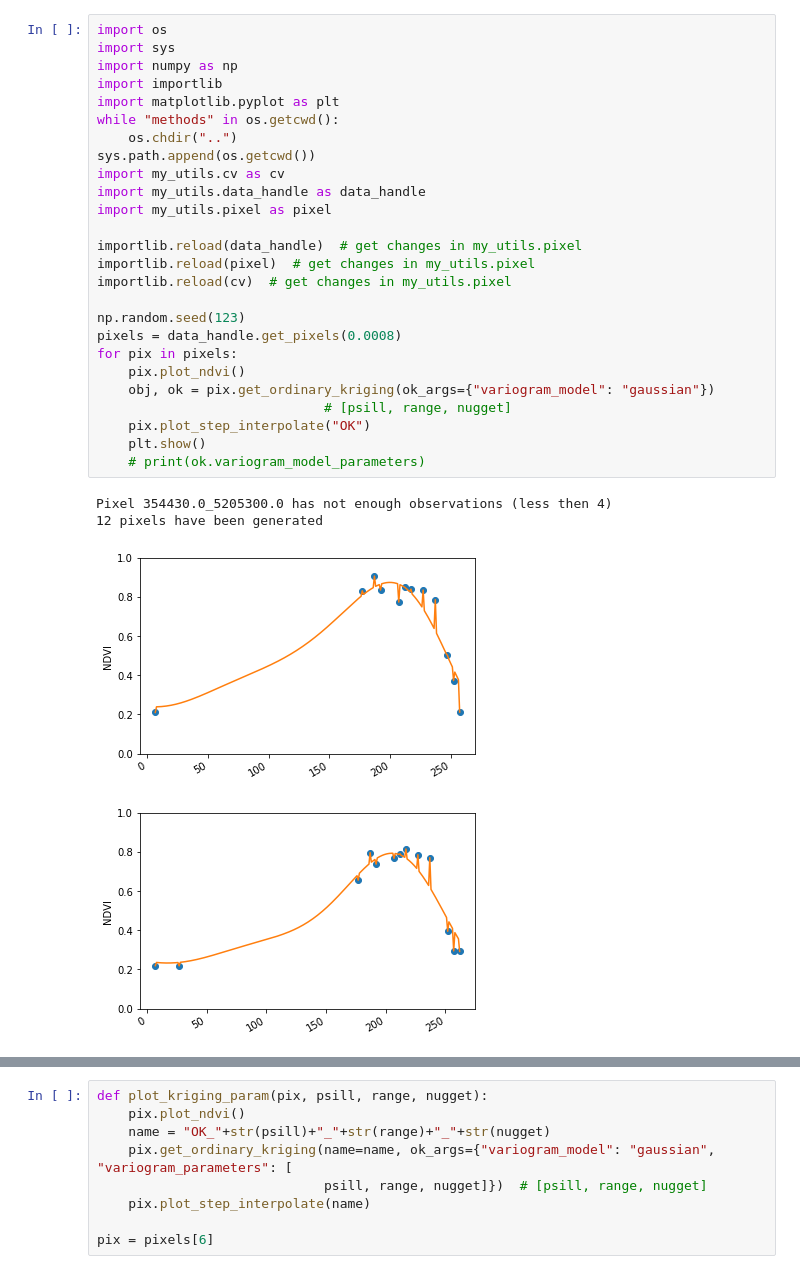
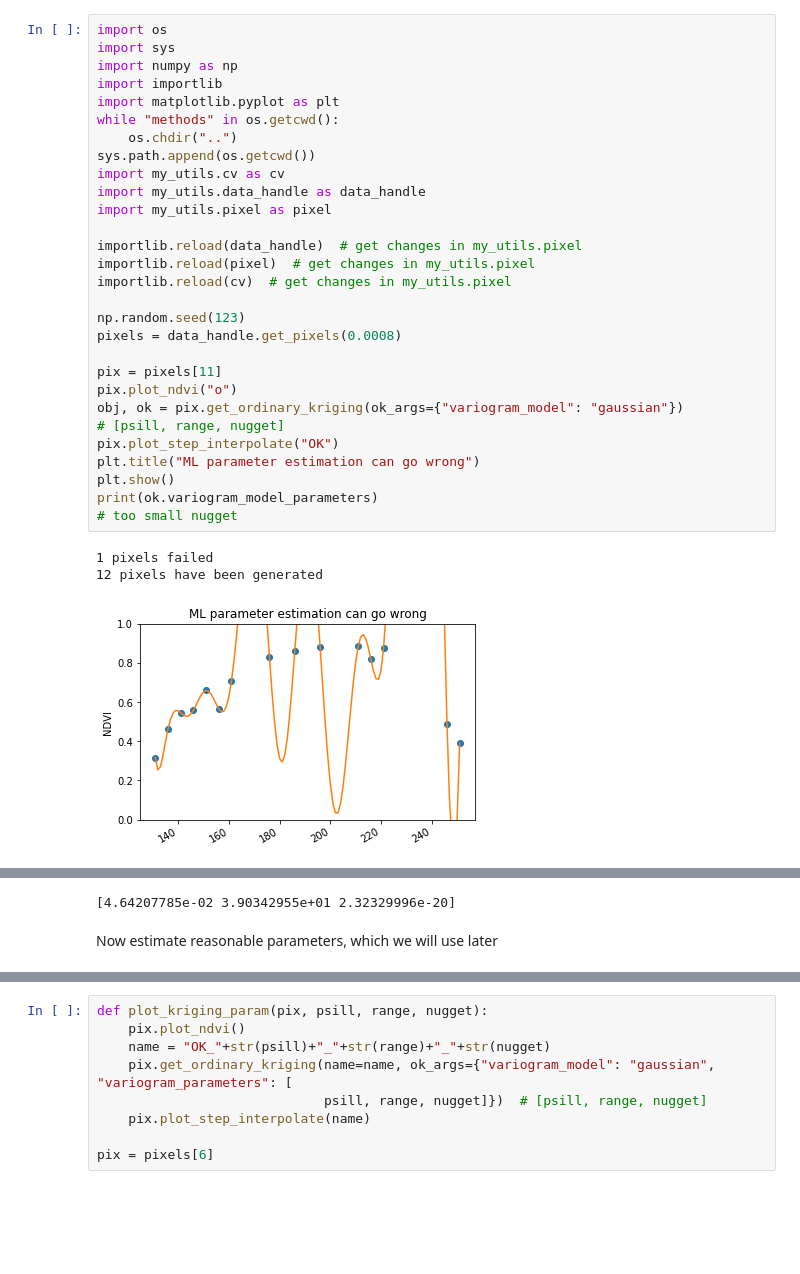
Before and after one commit to LGraz/MasterThesis-Code, a Jupyter notebook: methods/kriging.ipynb, the cells around one changed output, grey strips where cells are left out. Drawn from its saved outputs; the diff is of its cells as text; blank space fills up the shorter version.

Commit message:
kriging

```diff
--- a/methods/kriging.ipynb
+++ b/methods/kriging.ipynb
@@ -1,31 +1,33 @@
 # %%
 import os
 import sys
 import numpy as np
 import importlib
 import matplotlib.pyplot as plt
 while "methods" in os.getcwd():
     os.chdir("..")
 sys.path.append(os.getcwd())
 import my_utils.cv as cv
 import my_utils.data_handle as data_handle
 import my_utils.pixel as pixel
 
 importlib.reload(data_handle)  # get changes in my_utils.pixel
 importlib.reload(pixel)  # get changes in my_utils.pixel
 importlib.reload(cv)  # get changes in my_utils.pixel
 
 np.random.seed(123)
 pixels = data_handle.get_pixels(0.0008)
-for pix in pixels:
-    pix.plot_ndvi()
-    obj, ok = pix.get_ordinary_kriging(ok_args={"variogram_model": "gaussian"})
-                             # [psill, range, nugget]
-    pix.plot_step_interpolate("OK")
-    plt.show()
-    # print(ok.variogram_model_parameters)
+
+pix = pixels[11]
+pix.plot_ndvi("o")
+obj, ok = pix.get_ordinary_kriging(ok_args={"variogram_model": "gaussian"})
+# [psill, range, nugget]
+pix.plot_step_interpolate("OK")
+plt.title("ML parameter estimation can go wrong")
+plt.show()
+print(ok.variogram_model_parameters)
+# too small nugget
 # %% [output]
-Pixel 354430.0_5205300.0 has not enough observations (less then 4)
+1 pixels failed
 12 pixels have been generated
-[figure, old version]
+[figure, new version]
-[figure, removed]
@@ -42,3 +34,6 @@ Pixel 354430.0_5205300.0 has not enough observations (less then 4)
+[4.64207785e-02 3.90342955e+01 2.32329996e-20]
+# %% [markdown]
+Now estimate reasonable parameters, which we will use later
 # %%
 pixels2 = data_handle.get_pixels(0.01)
 param_list = []
```
Also changed, not shown: parts of 9 cells of this notebook, 5 other files.
